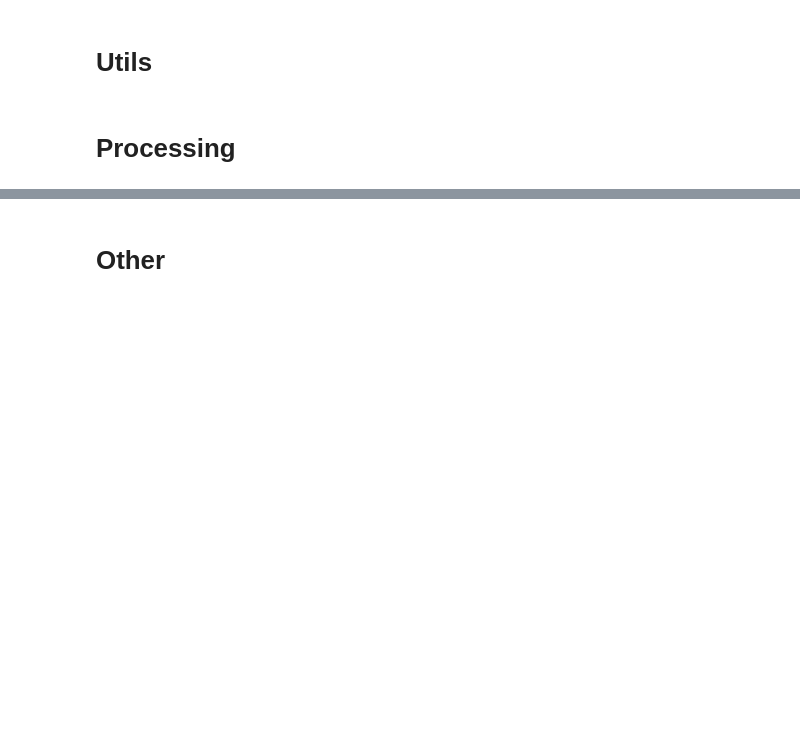
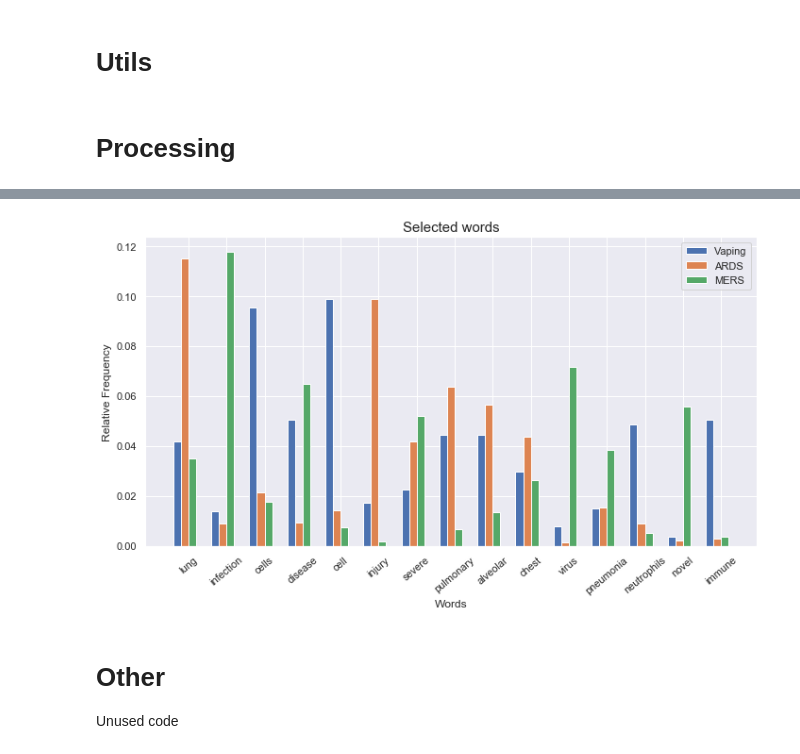
Before and after one commit to elnardu/stat490-meta-analysis, a Jupyter notebook: code/TextExtraction.ipynb, the cells around one changed output, grey strips where cells are left out. Drawn from its saved outputs; the diff is of its cells as text; code cells hidden in the pictures; blank space fills up the shorter version.

```diff
--- a/code/TextExtraction.ipynb
+++ b/code/TextExtraction.ipynb
@@ -318,5 +222,13 @@ chestelectronic cigarettesno such thing as a freelunch…or puffof pulmonary and
+# %%
+frequencies_by_category = get_frequencies_by_category(pdfs_text, use_whitelist = True)
+total_df = aggregate_data(frequencies_by_category, scale_by_category=True)
+plot_bars(total_df[:15], "Selected words")
+# %% [output]
+[figure, added]
 # %% [markdown]
 # Other
+
+Unused code
 # %%
 vectorizer = TfidfVectorizer()
 X = vectorizer.fit_transform(pdfs_text.values())
```
Also changed, not shown: parts of 34 cells of this notebook, 4 other files.
